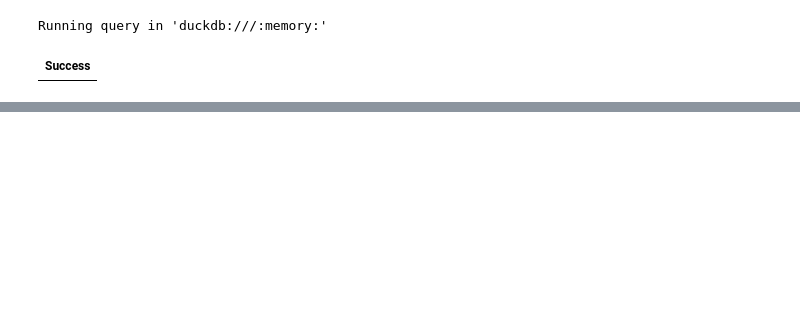
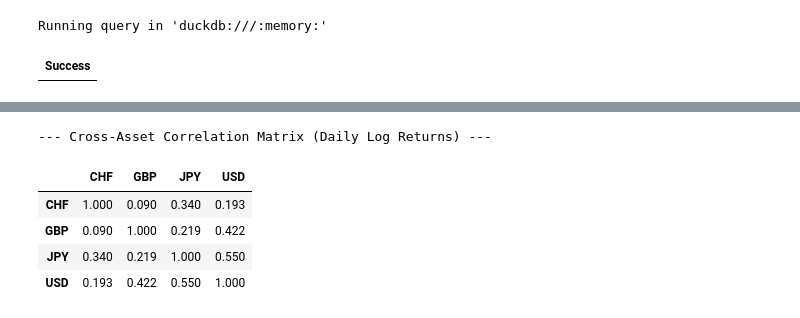
Before and after one commit to alessiofelici01-art/QuantFin, a Jupyter notebook: Marcoeconomics/Currency.ipynb, the cells around one changed output, grey strips where cells are left out. Cells and saved outputs as stored; diff of their text form; code cells hidden in the pictures; blank space fills up the shorter version.

```diff
--- a/Marcoeconomics/Currency.ipynb
+++ b/Marcoeconomics/Currency.ipynb
@@ -120,0 +76,21 @@ Visualizing the dual temporal evolution of the nominal exchange rate and its loc
+# %%
+# Converte il risultato di DuckDB in un DataFrame Pandas
+df_fx = fx_matrix.DataFrame()
+df_fx['date'] = pd.to_datetime(df_fx['date'])
+df_fx.set_index('date', inplace=True)
+
+# Calcola i log-rendimenti giornalieri per tutte le valute
+df_returns = np.log(df_fx / df_fx.shift(1)).dropna()
+
+# Calcola la matrice di correlazione di Pearson
+corr_matrix = df_returns.corr()
+
+print("--- Cross-Asset Correlation Matrix (Daily Log Returns) ---")
+display(corr_matrix.style.background_gradient(cmap='coolwarm', axis=None).format("{:.3f}"))
+# %% [output]
+--- Cross-Asset Correlation Matrix (Daily Log Returns) ---
+|  | CHF | GBP | JPY | USD |
+| CHF | 1.000 | 0.090 | 0.340 | 0.193 |
+| GBP | 0.090 | 1.000 | 0.219 | 0.422 |
+| JPY | 0.340 | 0.219 | 1.000 | 0.550 |
+| USD | 0.193 | 0.422 | 0.550 | 1.000 |
```
Also changed, not shown: parts of 9 cells of this notebook, 1 other file.
